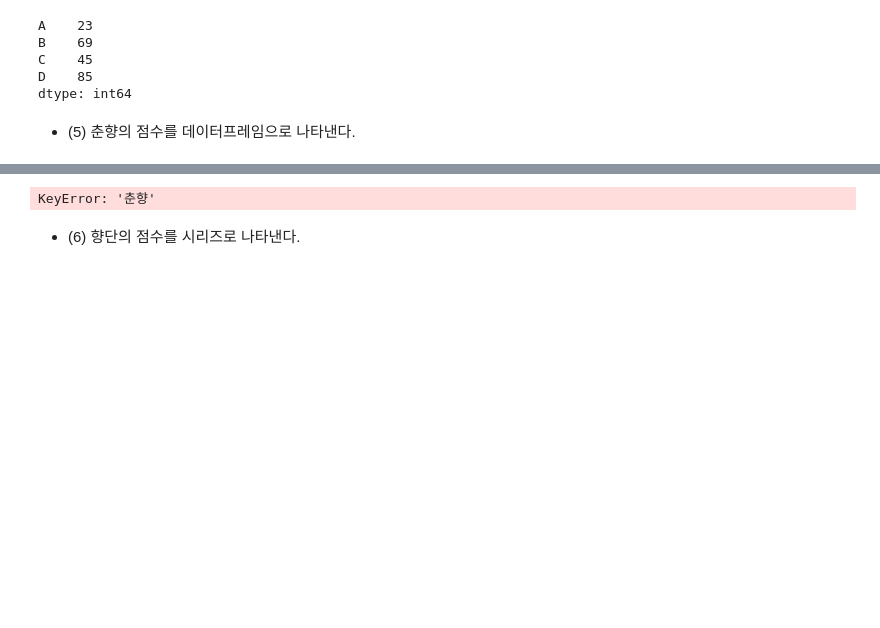
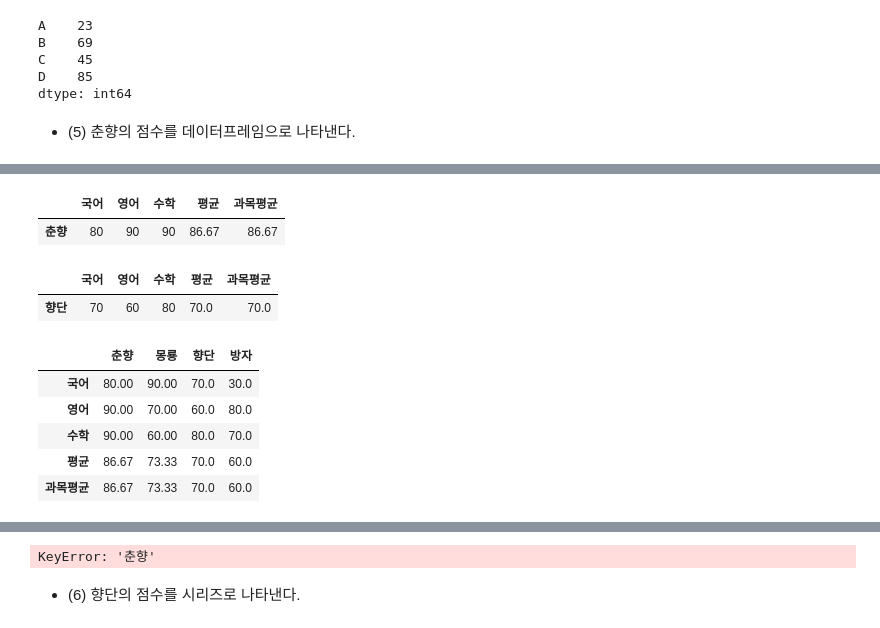
Before and after one commit to Soeui-lee/Data-Analysis-2021.11, a Jupyter notebook: 02.Pandas/pandas 연습문제.ipynb, the cells around one changed output, grey strips where cells are left out. Drawn from its saved outputs; the diff is of its cells as text; code cells hidden in the pictures; blank space fills up the shorter version.

```diff
--- a/02.Pandas/pandas 연습문제.ipynb
+++ b/02.Pandas/pandas 연습문제.ipynb
@@ -228,0 +299,24 @@ dtype: int64
+# %%
+# T
+df.head(1)
+
+# 행 단위로 춘향이 데프로 뽑아냄
+# %% [output]
+|  | 국어 | 영어 | 수학 | 평균 | 과목평균 |
+| 춘향 | 80 | 90 | 90 | 86.67 | 86.67 |
+# %%
+# T 향단이 뽑기
+df.head(3).tail(1)
+# %% [output]
+|  | 국어 | 영어 | 수학 | 평균 | 과목평균 |
+| 향단 | 70 | 60 | 80 | 70.0 | 70.0 |
+# %%
+df. T       #전치
+            # 평균 때문에 모든 값이 실수형으로
+# %% [output]
+|  | 춘향 | 몽룡 | 향단 | 방자 |
+| 국어 | 80.00 | 90.00 | 70.0 | 30.0 |
+| 영어 | 90.00 | 70.00 | 60.0 | 80.0 |
+| 수학 | 90.00 | 60.00 | 80.0 | 70.0 |
+| 평균 | 86.67 | 73.33 | 70.0 | 60.0 |
+| 과목평균 | 86.67 | 73.33 | 70.0 | 60.0 |
```
Also changed, not shown: parts of 19 cells of this notebook, 6 other files.
